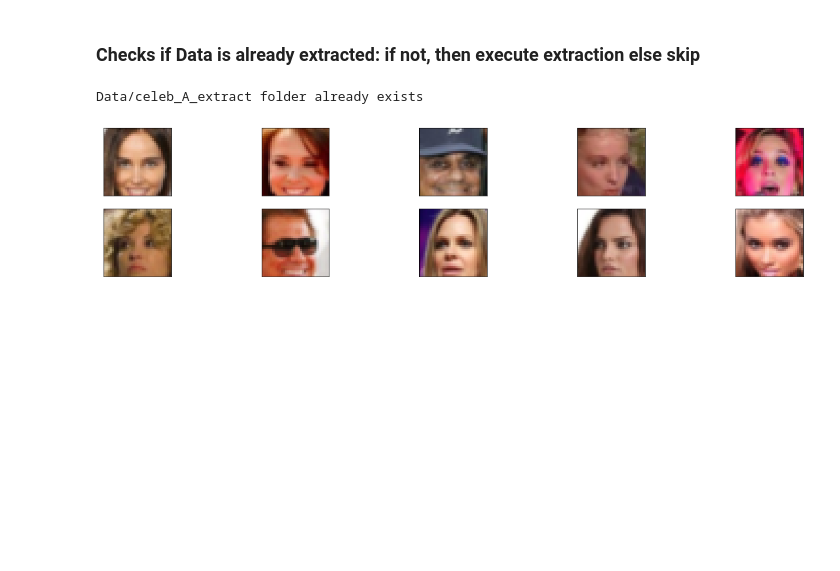
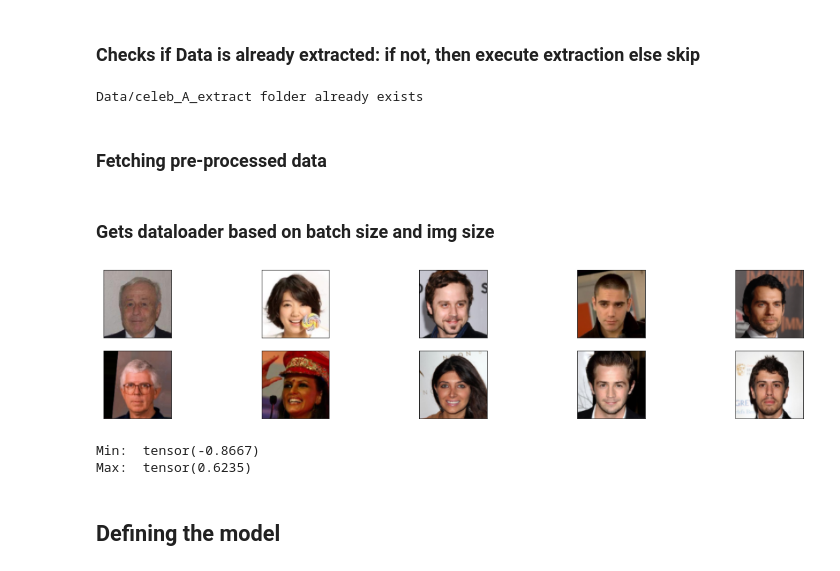
Before and after one commit to piyushmohnot/GAN-implementation, a Jupyter notebook: DataGather.ipynb, the cells around one changed output. Cells and saved outputs as stored; diff of their text form; code cells hidden in the pictures; blank space fills up the shorter version.

```diff
--- a/DataGather.ipynb
+++ b/DataGather.ipynb
@@ -34,8 +41,10 @@ else:
     print(MYDIR,"folder already exists")
 # %% [output]
 Data/celeb_A_extract folder already exists
+# %% [markdown]
+### Fetching pre-processed data
 # %%
-def get_dataloader(batch_size, image_size, data_dir='Data/celeb_A_extract/processed_celeba_small/celeba'):
+def get_dataloader(batch_size, image_size, data_dir='Data/celebA'):
     """
     Batch the neural network data using DataLoader
     :param batch_size: The size of each batch; the number of images in a batch
@@ -43,34 +52,40 @@ def get_dataloader(batch_size, image_size, data_dir='Data/celeb_A_extract/proces
     :param data_dir: Directory where image data is located
     :return: DataLoader with batched data
     """
+    #Multiple transforms performed usng compose on images -> then converted to tensor images
     transform = transforms.Compose([transforms.Resize(image_size),transforms.CenterCrop(image_size),transforms.ToTensor()])
     # TODO: Implement function and return a dataloader
     dataset = datasets.ImageFolder(data_dir,transform = transform)
 
+    #Dataloader provides easy access to each element, it can be iteratable
     dataloader = torch.utils.data.DataLoader(dataset = dataset,batch_size = batch_size,shuffle = True)
     return dataloader
+# %% [markdown]
+### Gets dataloader based on batch size and img size
 # %%
 # Define function hyperparameters
 batch_size = 256
-img_size = 32
+img_size = 90
 
-# Call your function and get a dataloader
+# gets a dataloader
 celeba_train_loader = get_dataloader(batch_size, img_size)
 # %%
 # helper display function
 def imshow(img):
     npimg = img.numpy()
+    #print(npimg)
+    #plt.imshow(npimg)
     plt.imshow(np.transpose(npimg, (1, 2, 0)))
 
 # obtain one batch of training images
-dataiter = iter(celeba_train_loader)
-images, _ = dataiter.next() # _ for no labels
+data_iter = iter(celeba_train_loader)
+images, _ = data_iter.next() # _ for no labels
 
 # plot the images in the batch, along with the corresponding labels
 fig = plt.figure(figsize=(20, 4))
-plot_size=10
+plot_size=10 #must be even numbers
 for idx in np.arange(plot_size):
-    ax = fig.add_subplot(2, int(plot_size/2), idx+1, xticks=[], yticks=[])
+    ax = fig.add_subplot(2, int(plot_size/2), idx+1,xticks=[], yticks=[])
     imshow(images[idx])
 # %% [output]
-[figure, old version]
+[figure, new version]
@@ -76,0 +108,13 @@ for idx in np.arange(plot_size):
+# %%
+# check scaled range
+# should be close to -1 to 1
+#img = images[0]
+#scaled_img = scale(img)
+
+print('Min: ', scaled_img.min())
+print('Max: ', scaled_img.max())
+# %% [output]
+Min:  tensor(-0.8667)
+Max:  tensor(0.6235)
+# %% [markdown]
+## Defining the model
```
Also changed, not shown: parts of 20 cells of this notebook, 3 other files.
